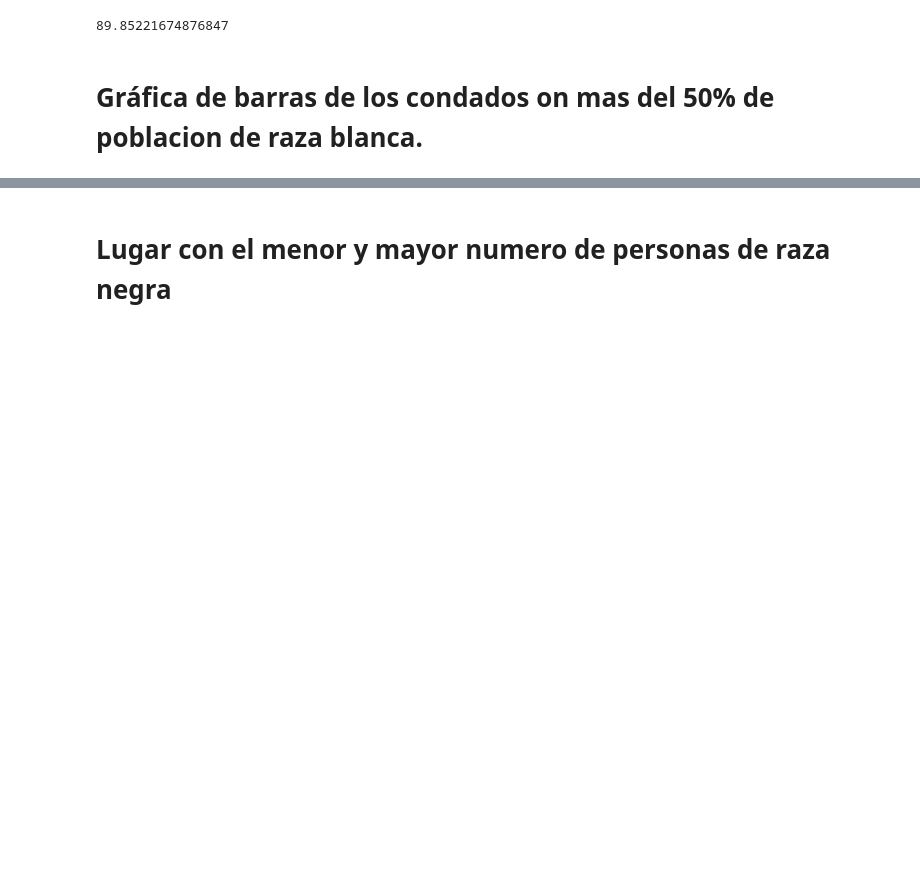
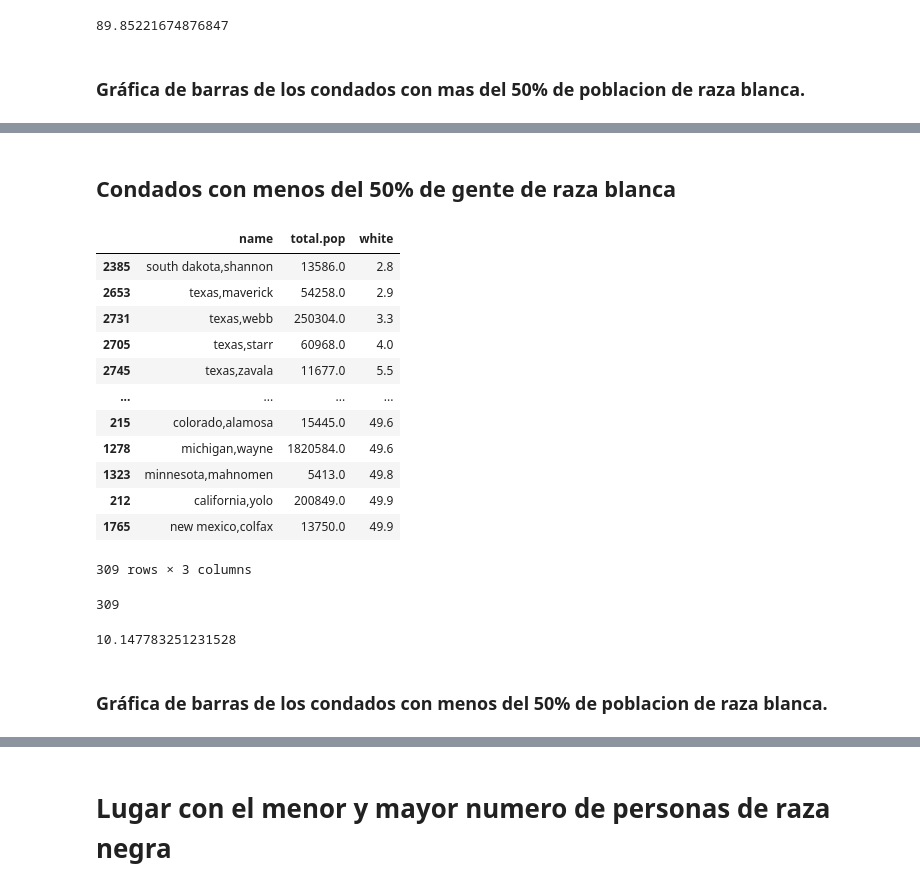
Before and after one commit to giocarro/Ciencia_de_datos, a Jupyter notebook: Pandas_tarea_1.ipynb, the cells around one changed output, grey strips where cells are left out. Drawn from its saved outputs; the diff is of its cells as text; code cells hidden in the pictures; blank space fills up the shorter version.

```diff
--- a/Pandas_tarea_1.ipynb
+++ b/Pandas_tarea_1.ipynb
@@ -226,7 +226,7 @@ len(df_wt1['name'])/len(df1['name'])*100
 # %% [output]
 89.85221674876847
 # %% [markdown]
-# Gráfica de barras de los condados on mas del 50% de poblacion de raza blanca.
+### Gráfica de barras de los condados con mas del 50% de poblacion de raza blanca.
 # %%
 fig_wt1 = px.bar(df_wt1, x='name', y='total.pop', color='white')
 fig_wt1.update_layout(
@@ -237,3 +237,33 @@ fig_wt1.update_layout(
 fig_wt1.show()
 # %% [output]
 [interactive output not drawn]
+# %% [markdown]
+## Condados con menos del 50% de gente de raza blanca
+# %%
+df_wt2 = df_wt.loc[df_wt['white'] < 50].sort_values('white', ascending = True)
+df_wt2
+# %% [output]
+|  | name | total.pop | white |
+| 2385 | south dakota,shannon | 13586.0 | 2.8 |
+| 2653 | texas,maverick | 54258.0 | 2.9 |
+| 2731 | texas,webb | 250304.0 | 3.3 |
+| 2705 | texas,starr | 60968.0 | 4.0 |
+| 2745 | texas,zavala | 11677.0 | 5.5 |
+| ... | ... | ... | ... |
+| 215 | colorado,alamosa | 15445.0 | 49.6 |
+| 1278 | michigan,wayne | 1820584.0 | 49.6 |
+| 1323 | minnesota,mahnomen | 5413.0 | 49.8 |
+| 212 | california,yolo | 200849.0 | 49.9 |
+| 1765 | new mexico,colfax | 13750.0 | 49.9 |
+309 rows × 3 columns
+# %%
+len(df_wt2['name'])
+# %% [output]
+309
+# %%
+#Porcentaje de condados donde menos del 50% de la poblacion es de raza blanca
+len(df_wt2['name'])/len(df1['name'])*100
+# %% [output]
+10.147783251231528
+# %% [markdown]
+### Gráfica de barras de los condados con menos del 50% de poblacion de raza blanca.
```
Also changed, not shown: parts of 4 cells of this notebook.
